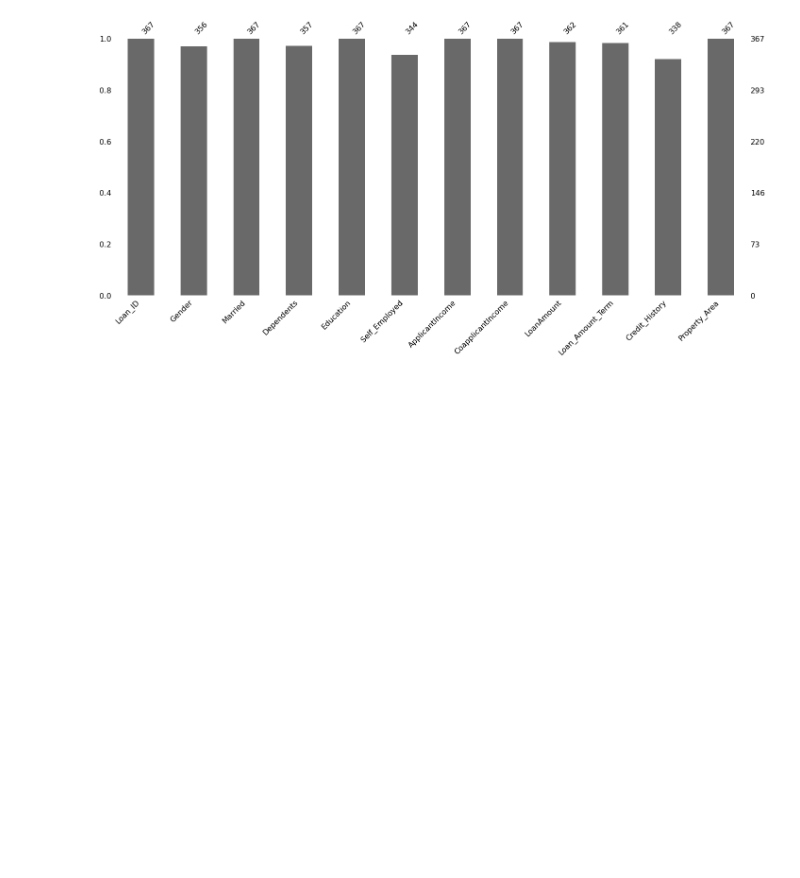
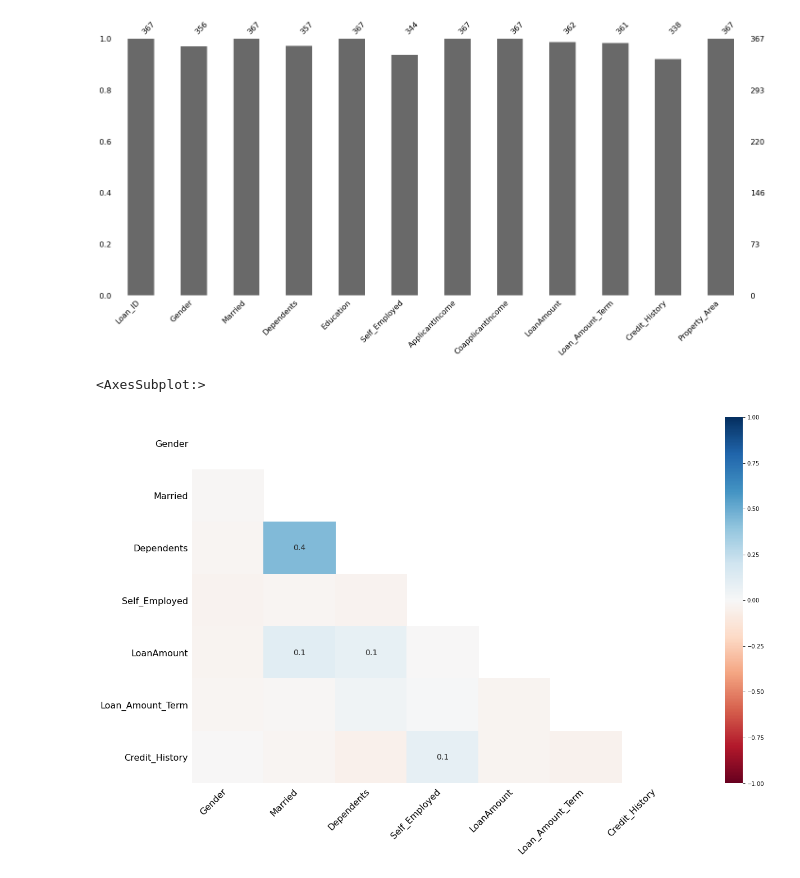
Before and after one commit to Jkfyr/Tin200, a Jupyter notebook: TIN200_ML.ipynb, the cells around one changed output. Saved outputs shown, nothing was run; the diff lists cells and outputs as text; code cells hidden in the pictures; blank space fills up the shorter version.

```diff
--- a/TIN200_ML.ipynb
+++ b/TIN200_ML.ipynb
@@ -86,3 +111,8 @@ msno.bar(test_df)
 # %% [output]
 <AxesSubplot:>
 [figure]
+# %%
+msno.heatmap(train_df)
+# %% [output]
+<AxesSubplot:>
+[figure, added]
```
Also changed, not shown: parts of 8 cells of this notebook.
